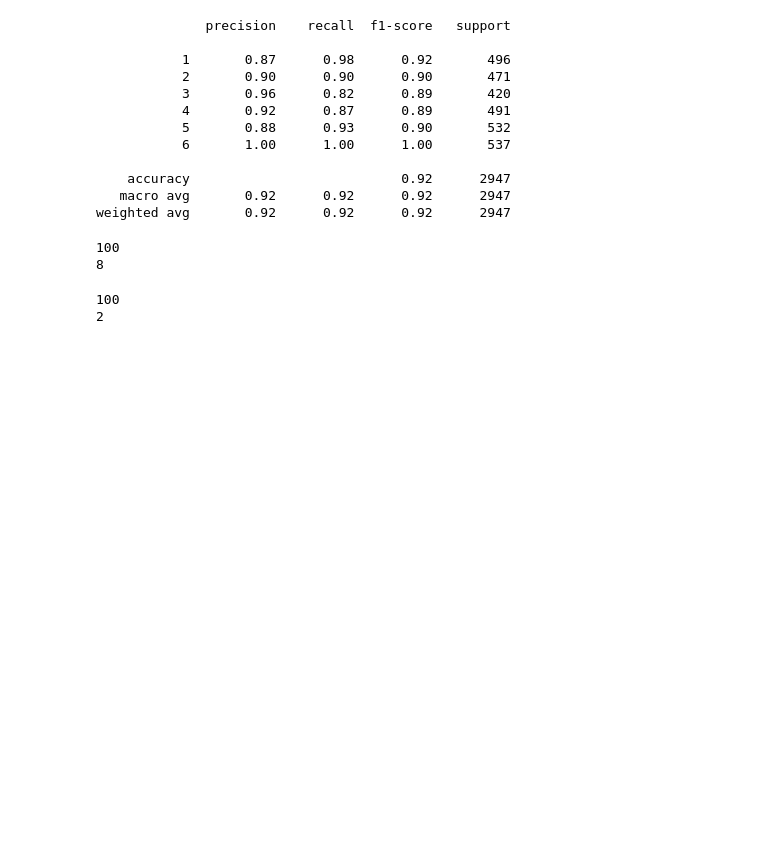
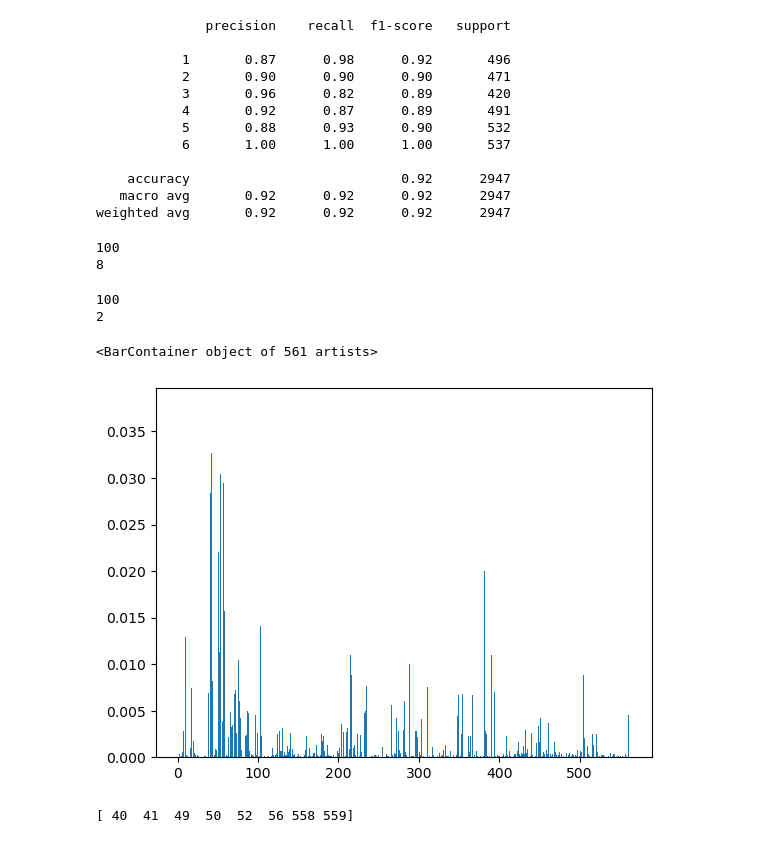
Before and after one commit to ignaciocordova/Online-Fall-Detection-Python, a Jupyter notebook: baseline_model.ipynb, the cells around one changed output. Drawn from its saved outputs; the diff is of its cells as text; code cells hidden in the pictures; blank space fills up the shorter version.

```diff
--- a/baseline_model.ipynb
+++ b/baseline_model.ipynb
@@ -31,7 +33,7 @@ X_train.head()
 # train a classifier
 from sklearn.ensemble import RandomForestClassifier
 clf = RandomForestClassifier(n_estimators=100, max_depth=2, random_state=0)
-clf.fit(X_train, y_train)
+clf.fit(X_train, y_train.values.ravel())
 # %% [output]
 RandomForestClassifier(max_depth=2, random_state=0)
 # %%
@@ -53,10 +56,10 @@ Perform grid-search of hyperparameters for the model
 # grid search of hyperparameters
 from sklearn.model_selection import GridSearchCV
 param_grid = {
-    'n_estimators': [100, 200, 300],
-    'max_depth': [2, 4, 6, 8, 10]
+    'n_estimators': [90, 100, 110, 150],
+    'max_depth': [ 5, 6, 7, 8]
 
 }
-grid_search = GridSearchCV(estimator=clf, param_grid=param_grid, cv=3, n_jobs=-1, verbose=2)
-grid_search.fit(X_train, y_train)
+grid_search = GridSearchCV(estimator=clf, param_grid=param_grid, cv=3, n_jobs=-1, verbose=3)
+grid_search.fit(X_train, y_train.values.ravel())
 # %% [output]
@@ -79,7 +89,7 @@ Fitting 3 folds for each of 15 candidates, totalling 45 fits
 # %%
 # use best parameters
 best_clf = grid_search.best_estimator_
-best_clf.fit(X_train, y_train)
+best_clf.fit(X_train, y_train.values.ravel())
 y_pred = best_clf.predict(X_test)
 print('Accuracy: ', accuracy_score(y_test, y_pred))
 # %% [output]
@@ -118,3 +128,15 @@ print(clf.max_depth)
 # %% [output]
 100
 2
+# %%
+plt.bar(np.arange(1, X_train.shape[1]+1), best_clf.feature_importances_)
+# %% [output]
+<BarContainer object of 561 artists>
+[figure, added]
+# %%
+# get importances greter than 0.01
+importances = best_clf.feature_importances_
+indices = np.where(importances > 0.02)[0]
+print(indices)
+# %% [output]
+[ 40  41  49  50  52  56 558 559]
```
Also changed, not shown: parts of 6 cells of this notebook, 5 other files.
